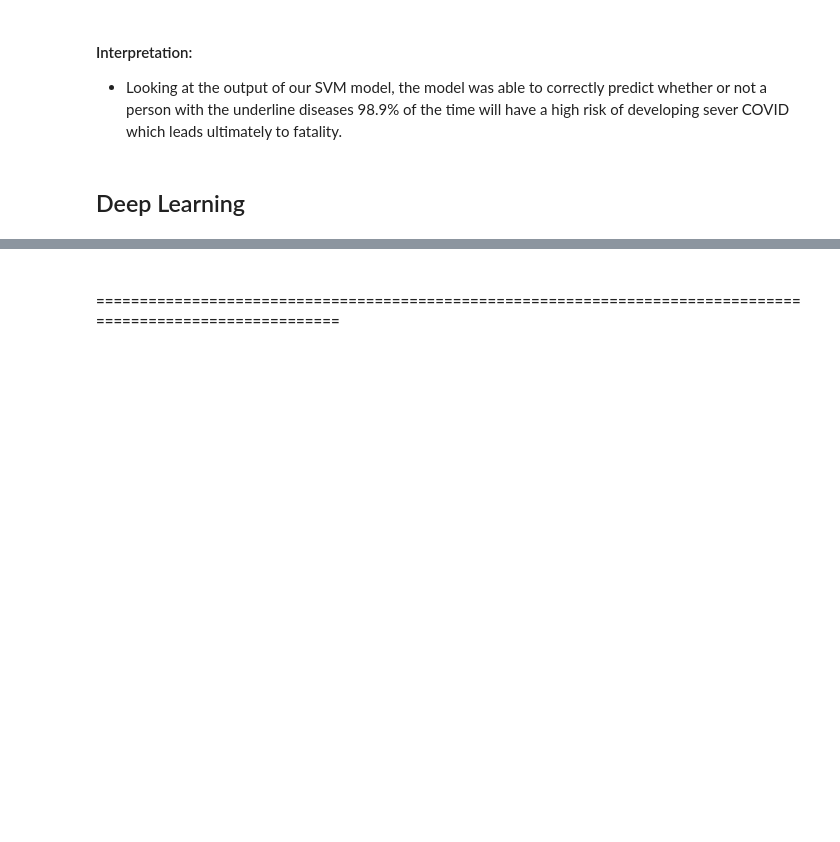
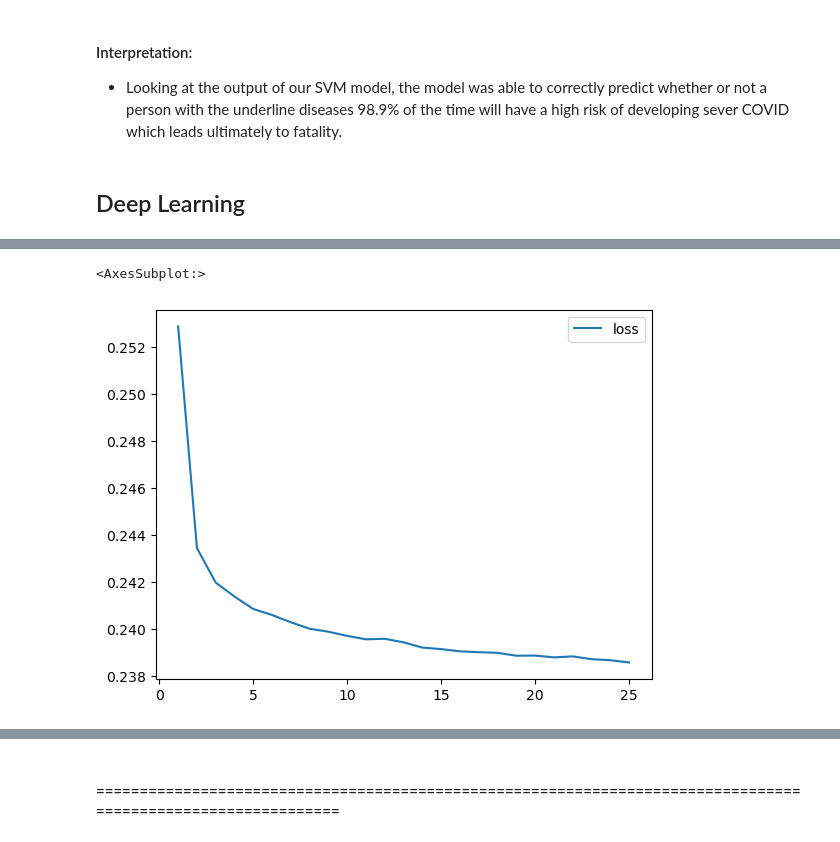
Before and after one commit to rvroomiii/group_hub, a Jupyter notebook: data_analysis/COVID_data_analysis.ipynb, the cells around one changed output, grey strips where cells are left out. Saved outputs shown, nothing was run; the diff lists cells and outputs as text; code cells hidden in the pictures; blank space fills up the shorter version.

```diff
--- a/data_analysis/COVID_data_analysis.ipynb
+++ b/data_analysis/COVID_data_analysis.ipynb
@@ -271,8 +367,8 @@ print(f" SVM model accuracy: {accuracy_score(y_test,y_pred):.3f}")
 # %%
 # Define the model - deep neural net
 number_input_features = len(X_train_scaled[0])
-hidden_nodes_layer1 = 6
-#hidden_nodes_layer2 = 6
+hidden_nodes_layer1 = 15
+hidden_nodes_layer2 = 7
 
 model = tf.keras.models.Sequential()
 
@@ -282,8 +378,8 @@ model.add(first_layer)
 
 
 # Second hidden layer
-#second_layer = tf.keras.layers.Dense(units=hidden_nodes_layer2, activation="relu")
-#model.add(second_layer)
+second_layer = tf.keras.layers.Dense(units=hidden_nodes_layer2, activation="relu")
+model.add(second_layer)
 
 
 # Output layer
@@ -294,6 +390,6 @@ model.add(output_layer)
 model.compile(loss="binary_crossentropy", optimizer="adam", metrics=["accuracy"])
 # %%
 # Train the model
-fit_model = model.fit(X_train_scaled, y_train, epochs=25)
+covid_model = model.fit(X_train_scaled, y_train, epochs=25)
 # %% [output]
 Epoch 1/25
@@ -322,0 +433,9 @@ Loss: 0.23869368433952332, Accuracy: 0.8957969546318054
+# %%
+# Create a DataFrame containing training history
+history_df = pd.DataFrame(covid_model.history, index=range(1,len(covid_model.history["loss"])+1))
+
+# Plot the loss
+history_df.plot(y="loss")
+# %% [output]
+<AxesSubplot:>
+[figure, added]
```
Also changed, not shown: parts of 34 cells of this notebook.
